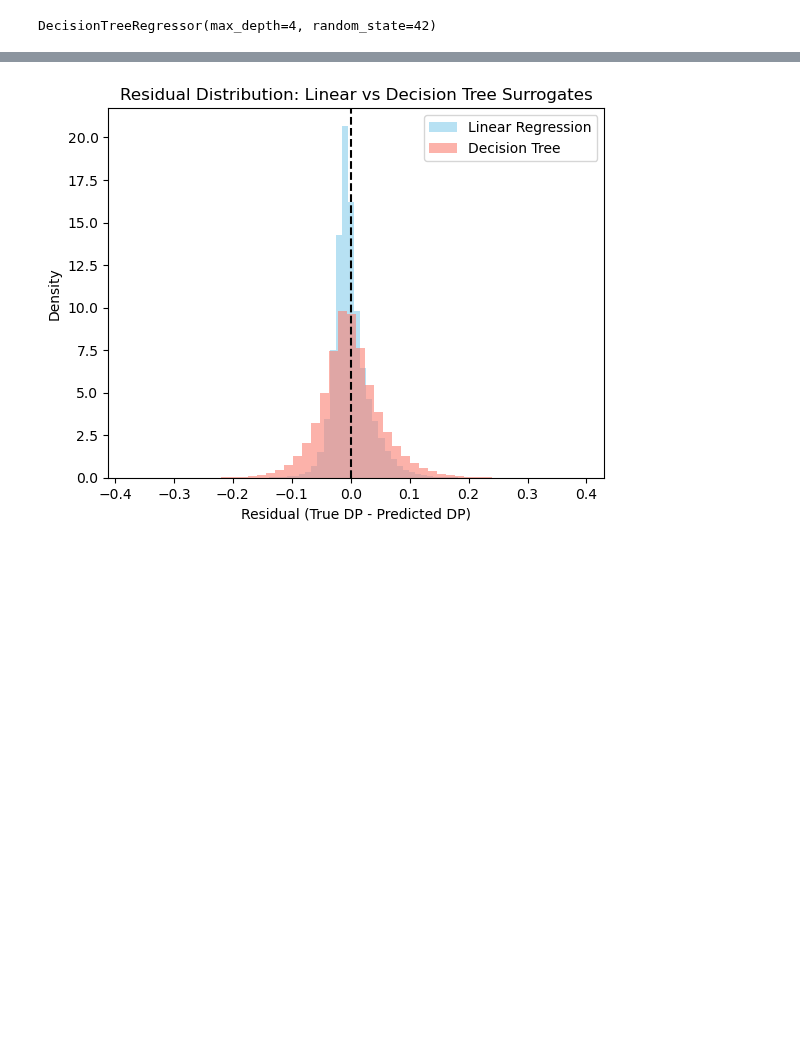
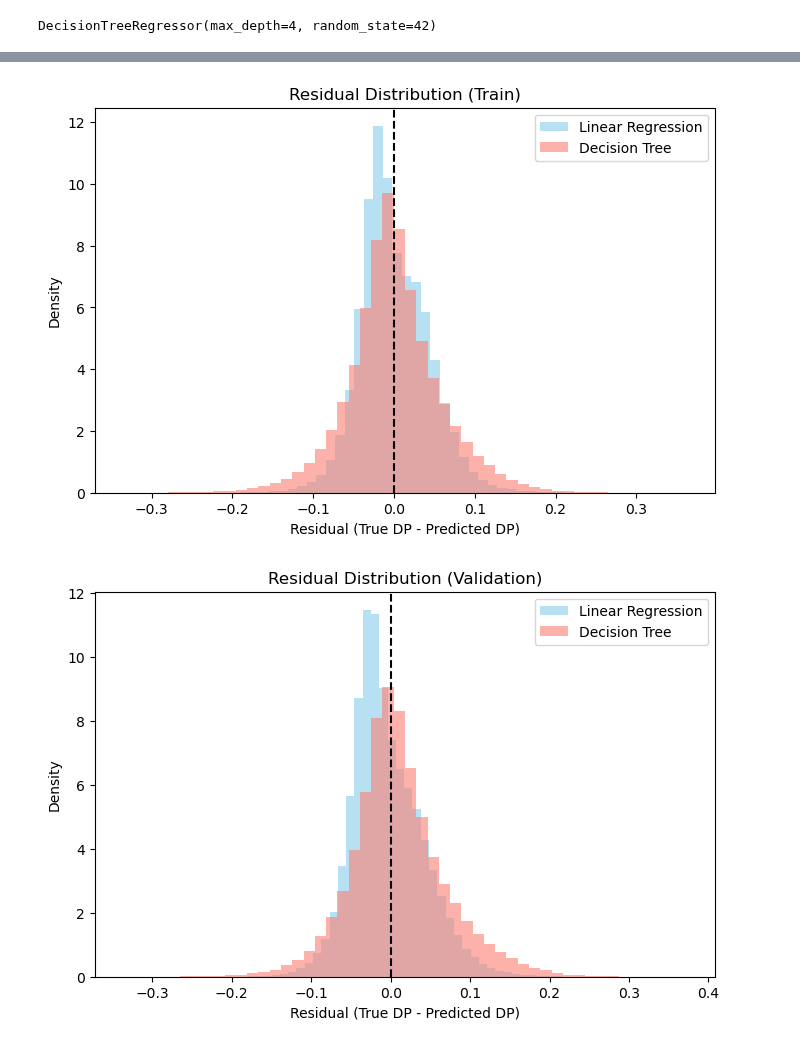
Before and after one commit to Sheetal-12/Interpretable-Credit-Default-Prediction, a Jupyter notebook: notebooks/step1.ipynb, the cells around one changed output, grey strips where cells are left out. Saved outputs shown, nothing was run; the diff lists cells and outputs as text; code cells hidden in the pictures; blank space fills up the shorter version.

```diff
--- a/notebooks/step1.ipynb
+++ b/notebooks/step1.ipynb
@@ -102,14 +142,25 @@ plt.show()
-# %%
-lin_residuals = y - y_pred_lin
-tree_residuals = y - y_pred_tree
-
-plt.hist(lin_residuals, bins=50, alpha=0.6, label="Linear Regression", color="skyblue", density=True)
-plt.hist(tree_residuals, bins=50, alpha=0.6, label="Decision Tree", color="salmon", density=True)
-plt.axvline(0, color="black", linestyle="--")
-plt.legend()
-plt.title("Residual Distribution: Linear vs Decision Tree Surrogates")
-plt.xlabel("Residual (True DP - Predicted DP)")
-plt.ylabel("Density")
-plt.show()
-# %% [output]
-[figure, removed]
+# %%
+def plot_residual_histograms(model1, model2, X, y, split_name):
+    y_pred1 = model1.predict(X)
+    y_pred2 = model2.predict(X)
+
+    lin_residuals = y - y_pred1
+    tree_residuals = y - y_pred2
+
+    plt.figure(figsize=(8, 5))
+    plt.hist(lin_residuals, bins=50, alpha=0.6, label="Linear Regression", color="skyblue", density=True)
+    plt.hist(tree_residuals, bins=50, alpha=0.6, label="Decision Tree", color="salmon", density=True)
+    plt.axvline(0, color="black", linestyle="--")
+    plt.legend()
+    plt.title(f"Residual Distribution ({split_name})")
+    plt.xlabel("Residual (True DP - Predicted DP)")
+    plt.ylabel("Density")
+    plt.show()
+
+# Plot for each split
+plot_residual_histograms(lin_reg, tree_reg, X_train, y_train, "Train")
+plot_residual_histograms(lin_reg, tree_reg, X_val, y_val, "Validation")
+plot_residual_histograms(lin_reg, tree_reg, X_test, y_test, "Test")
+# %% [output]
+[figure, added]
+[figure, added]
```
Also changed, not shown: parts of 12 cells of this notebook.
